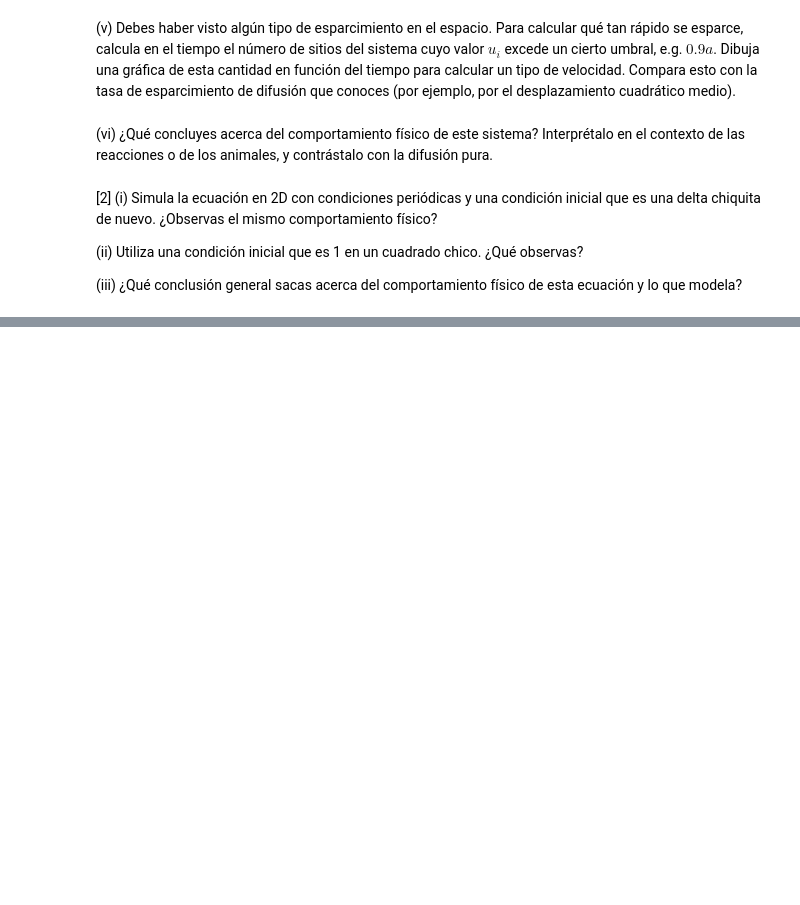
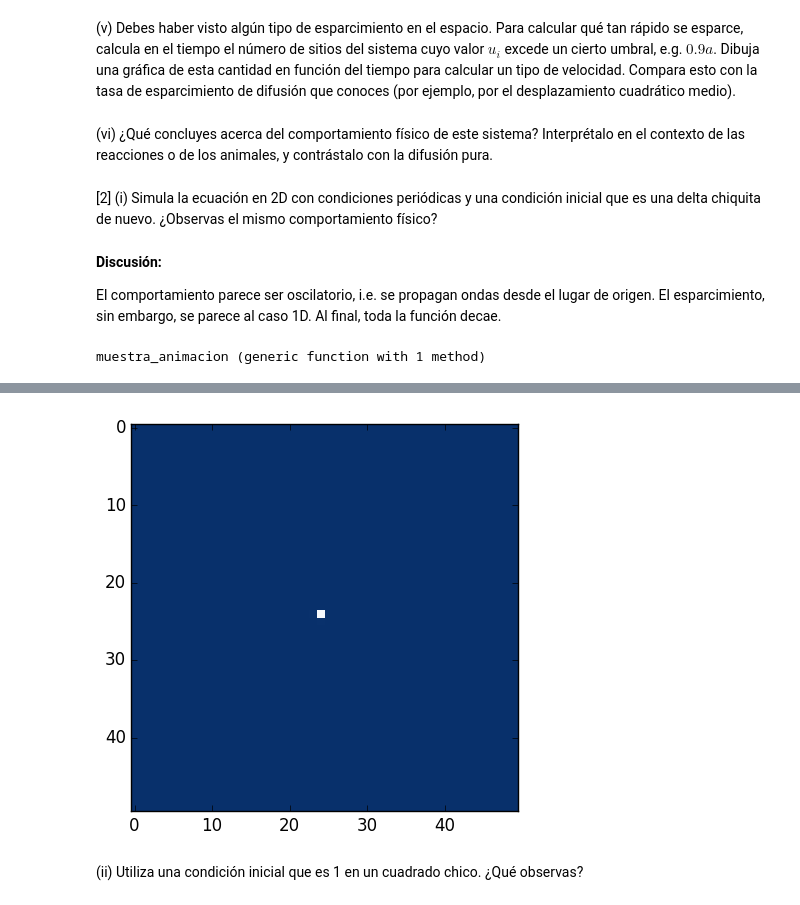
Before and after one commit to ivan-galinskiy/fisica_computacional, a Jupyter notebook: tareas/Tarea 09.ipynb, the cells around one changed output, grey strips where cells are left out. Drawn from its saved outputs; the diff is of its cells as text; code cells hidden in the pictures; blank space fills up the shorter version.

```diff
--- a/tareas/Tarea 09.ipynb
+++ b/tareas/Tarea 09.ipynb
@@ -98,12 +95,10 @@ Se observa que la distribución inicial ($0$ en la izquierda y $1$ en la derecha
 
 Modificamos ligeramente el código:
 # %%
-using PyPlot;
+L2 = 7 # Longitud espacial
+T2 = 1 # Longitud temporal
 
-L2 = 1 # Longitud espacial
-T2 = 2 # Longitud temporal
-
-N_L2 = 80 # Número de divisiones longitudinales
+N_L2 = Int(140) # Número de divisiones longitudinales
 N_T2 = Int(max(N_L2, ceil(3*T2*N_L2^2/(L2^2)))) # Número de divisiones temporales que garantiza estabilidad
 
 k = T2/N_T2
@@ -113,7 +108,7 @@ mesh2 = Array{Float64}(N_T2, N_L2) # Creamos la malla
 fill!(mesh2, 0) # Y la llenamos de ceros
 
 # Ahora especificamos las condiciones iniciales (como una delta de Dirac) desplazadas hacia la derecha (por curiosidad)
-for x in floor(6*N_L2/8):floor(7*N_L2/8)
+for x in floor(6*N_L2/8):floor(6*N_L2/8)+1
     mesh2[1, x] = 0.1
 end
 
@@ -142,7 +140,3 @@ PyObject <matplotlib.text.Text object at 0x...>
 (vi) ¿Qué concluyes acerca del comportamiento físico de este sistema? Interprétalo en el contexto de las reacciones o de los animales, y contrástalo con la difusión pura.
 # %% [markdown]
 [2] (i) Simula la ecuación en 2D con condiciones periódicas y una condición inicial que es una delta chiquita de nuevo. ¿Observas el mismo comportamiento físico?
-
-(ii) Utiliza una condición inicial que es 1 en un cuadrado chico. ¿Qué observas?
-
-(iii) ¿Qué conclusión general sacas acerca del comportamiento físico de esta ecuación y lo que modela?
@@ -148,0 +188,32 @@ PyObject <matplotlib.text.Text object at 0x...>
+# %% [markdown]
+**Discusión:**
+
+El comportamiento parece ser oscilatorio, i.e. se propagan ondas desde el lugar de origen. El esparcimiento, sin embargo, se parece al caso 1D. Al final, toda la función decae.
+# %%
+using PyPlot
+using PyCall
+@pyimport matplotlib.animation as anim
+
+function anima(edos, nombre::ASCIIString)
+    fig = figure(figsize=(5,5))
+    cuadros = [[imshow(edos[i], cmap="Blues", interpolation="none")] for i=1:length(edos)]
+
+    animacion = anim.ArtistAnimation(fig, cuadros, interval=400, blit=true)
+    animacion[:save](nombre*".mp4", extra_args=["-vcodec", "libx264", "-pix_fmt", "yuv420p"])
+end
+
+function muestra_animacion(nombre::ASCIIString)
+    display("text/html", string("""<video autoplay controls><source src="data:video/x-m4v;base64,""",base64(open(readbytes,nombre*".mp4")),"""" type="video/mp4"></video>"""))
+end
+# %% [output]
+muestra_animacion (generic function with 1 method)
+# %%
+edos=Any[]
+
+for k in 1:41
+    push!(edos,squeeze(mesh3[k,:,:],1))
+end
+
+anima(edos, "2d_r-d")
+muestra_animacion("2d_r-d")
+# %% [output]
@@ -148,0 +221,3 @@ PyObject <matplotlib.text.Text object at 0x...>
+[figure, added]
+# %% [markdown]
+(ii) Utiliza una condición inicial que es 1 en un cuadrado chico. ¿Qué observas?
```
Also changed, not shown: parts of 11 cells of this notebook.
